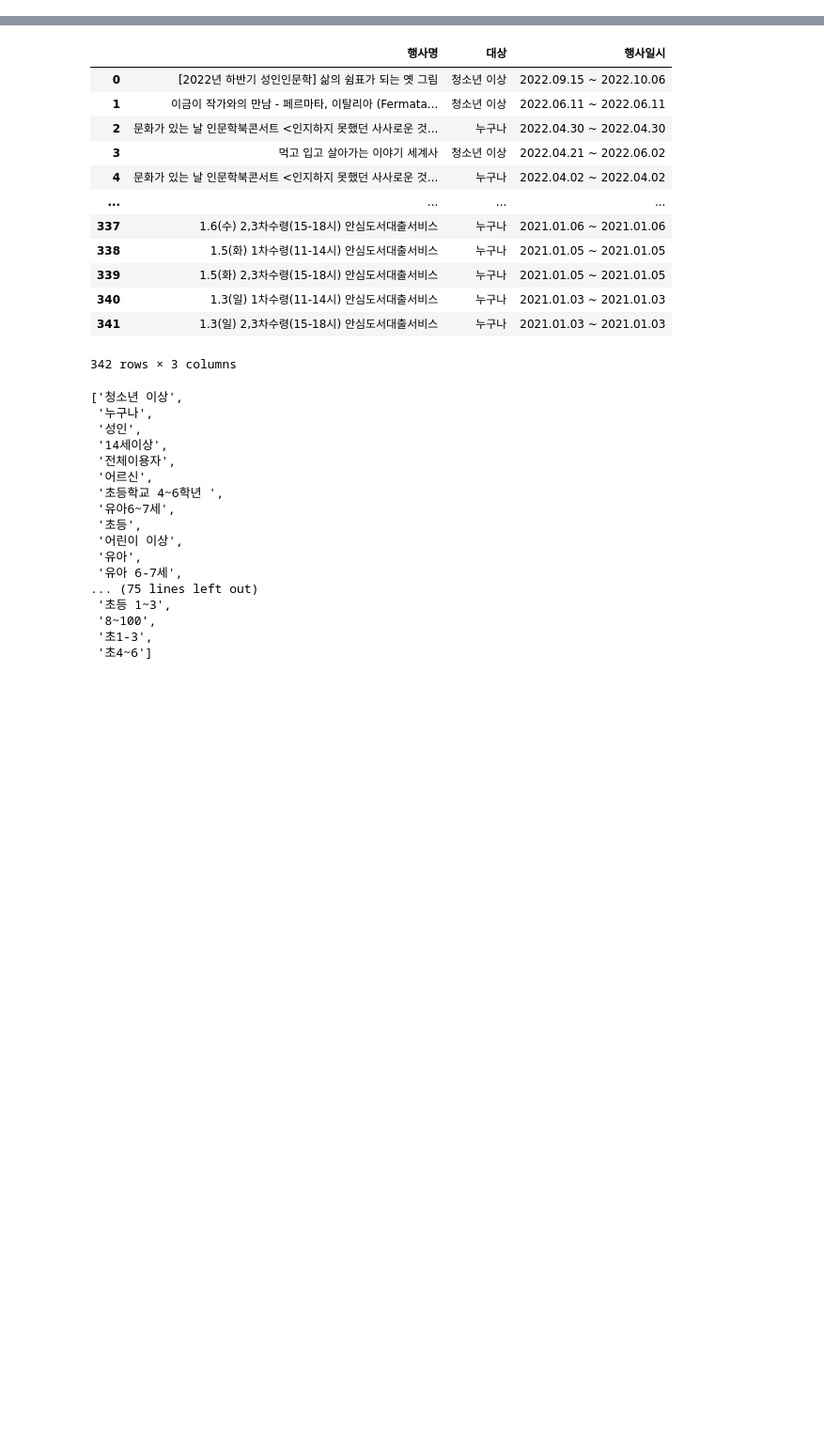
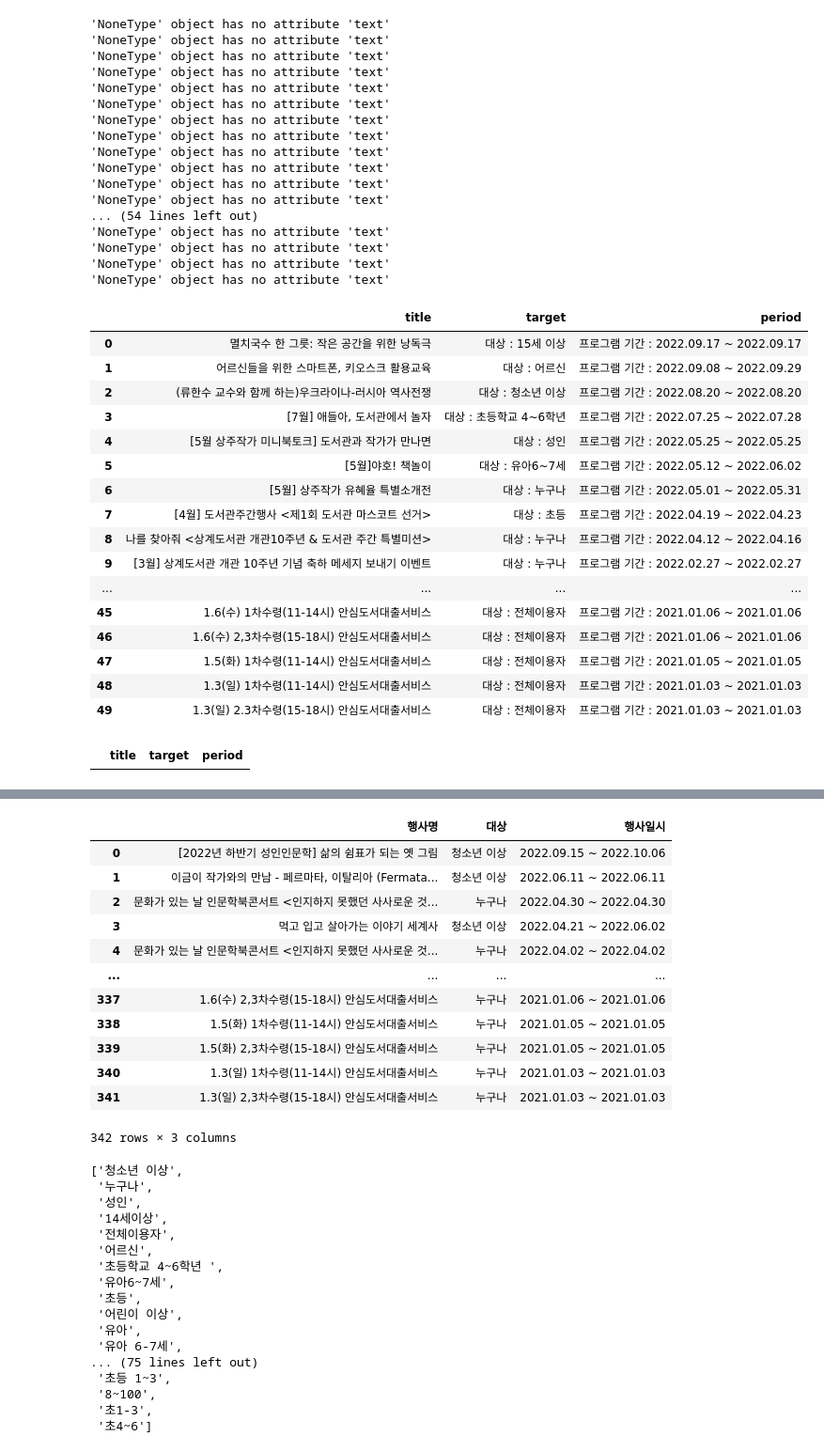
Before and after one commit to kyunakim/everybodys_lib, a Jupyter notebook: hanni/노원구 프로그램 크롤링.ipynb, the cells around one changed output, grey strips where cells are left out. Shown: that part at 94% size. Cells and saved outputs as stored; diff of their text form; code cells hidden in the pictures; blank space fills up the shorter version.

```diff
--- a/hanni/노원구 프로그램 크롤링.ipynb
+++ b/hanni/노원구 프로그램 크롤링.ipynb
@@ -3,0 +86,72 @@ warnings.filterwarnings('ignore')
+# %%
+from bs4 import BeautifulSoup
+import requests
+
+
+#main_content > div > ul > li > dl > dt > a
+
+
+ind = 0 #행번호
+
+
+for i in range(0,10): #range안에는 페이지수, 넉넉하게 넣기 #여기는 15페이지까지 가겠네
+
+    url = 'https://connect.nowonlib.kr/function_list?tab=2&lib=2&s_auth2=a&s_auth1=&sdate=2021-01-01&edate=2022-09-22&s_auth3=&s_value=&start='+str(i * 13)
+    headers = {"User-Agent":"Mozilla/5.0 (Windows NT 10.0; Win64; x64) AppleWebKit/537.36 (KHTML, like Gecko) Chrome/96.0.4664.45 Safari/537.36"}
+    nowon = requests.get(url, headers = headers, verify=False)
+    bs = BeautifulSoup(nowon.text, 'html.parser')
+
+    for j in range(1,13):
+        try:
+
+            title = bs.select_one('body > div.container > div > div.tableBox.mTable.functionTable > ul > li:nth-child('+str(j) +') > a > div:nth-child(2) > h3').text
+            target = bs.select_one('body > div.container > div > div.tableBox.mTable.functionTable > ul > li:nth-child('+str(j) +') > a > div:nth-child(2) > ul > li:nth-child(1)').text
+            period =bs.select_one('body > div.container > div > div.tableBox.mTable.functionTable > ul > li:nth-child('+str(j) +') > a > div:nth-child(2) > ul > li:nth-child(4)').text
+            nwsg_df.loc[ind] = [title, target, period]
+            ind += 1
+        except Exception as e:
+            print(e)
+
+
+nwsg_df
+# %% [output]
+'NoneType' object has no attribute 'text'
+'NoneType' object has no attribute 'text'
+'NoneType' object has no attribute 'text'
+'NoneType' object has no attribute 'text'
+'NoneType' object has no attribute 'text'
+'NoneType' object has no attribute 'text'
+'NoneType' object has no attribute 'text'
+'NoneType' object has no attribute 'text'
+'NoneType' object has no attribute 'text'
+'NoneType' object has no attribute 'text'
+'NoneType' object has no attribute 'text'
+'NoneType' object has no attribute 'text'
+... (54 lines left out)
+'NoneType' object has no attribute 'text'
+'NoneType' object has no attribute 'text'
+'NoneType' object has no attribute 'text'
+'NoneType' object has no attribute 'text'
+|  | title | target | period |
+| 0 | 멸치국수 한 그릇: 작은 공간을 위한 낭독극 | 대상 : 15세 이상 | 프로그램 기간 : 2022.09.17 ~ 2022.09.17 |
+| 1 | 어르신들을 위한 스마트폰, 키오스크 활용교육 | 대상 : 어르신 | 프로그램 기간 : 2022.09.08 ~ 2022.09.29 |
+| 2 | (류한수 교수와 함께 하는)우크라이나-러시아 역사전쟁 | 대상 : 청소년 이상 | 프로그램 기간 : 2022.08.20 ~ 2022.08.20 |
+| 3 | [7월] 애들아, 도서관에서 놀자 | 대상 : 초등학교 4~6학년 | 프로그램 기간 : 2022.07.25 ~ 2022.07.28 |
+| 4 | [5월 상주작가 미니북토크] 도서관과 작가가 만나면 | 대상 : 성인 | 프로그램 기간 : 2022.05.25 ~ 2022.05.25 |
+| 5 | [5월]야호! 책놀이 | 대상 : 유아6~7세 | 프로그램 기간 : 2022.05.12 ~ 2022.06.02 |
+| 6 | [5월] 상주작가 유혜율 특별소개전 | 대상 : 누구나 | 프로그램 기간 : 2022.05.01 ~ 2022.05.31 |
+| 7 | [4월] 도서관주간행사 <제1회 도서관 마스코트 선거> | 대상 : 초등 | 프로그램 기간 : 2022.04.19 ~ 2022.04.23 |
+| 8 | 나를 찾아줘 <상계도서관 개관10주년 & 도서관 주간 특별미션> | 대상 : 누구나 | 프로그램 기간 : 2022.04.12 ~ 2022.04.16 |
+| 9 | [3월] 상계도서관 개관 10주년 기념 축하 메세지 보내기 이벤트 | 대상 : 누구나 | 프로그램 기간 : 2022.02.27 ~ 2022.02.27 |
+| ... | ... | ... | ... |
+| 45 | 1.6(수) 1차수령(11-14시) 안심도서대출서비스 | 대상 : 전체이용자 | 프로그램 기간 : 2021.01.06 ~ 2021.01.06 |
+| 46 | 1.6(수) 2,3차수령(15-18시) 안심도서대출서비스 | 대상 : 전체이용자 | 프로그램 기간 : 2021.01.06 ~ 2021.01.06 |
+| 47 | 1.5(화) 1차수령(11-14시) 안심도서대출서비스 | 대상 : 전체이용자 | 프로그램 기간 : 2021.01.05 ~ 2021.01.05 |
+| 48 | 1.3(일) 1차수령(11-14시) 안심도서대출서비스 | 대상 : 전체이용자 | 프로그램 기간 : 2021.01.03 ~ 2021.01.03 |
+| 49 | 1.3(일) 2.3차수령(15-18시) 안심도서대출서비스 | 대상 : 전체이용자 | 프로그램 기간 : 2021.01.03 ~ 2021.01.03 |
+# %%
+import pandas as pd
+nwwg_df = pd.DataFrame(columns = ['title','target','period'])
+nwwg_df
+# %% [output]
+|  | title | target | period |
```
Also changed, not shown: parts of 15 cells of this notebook, 21 other files.
